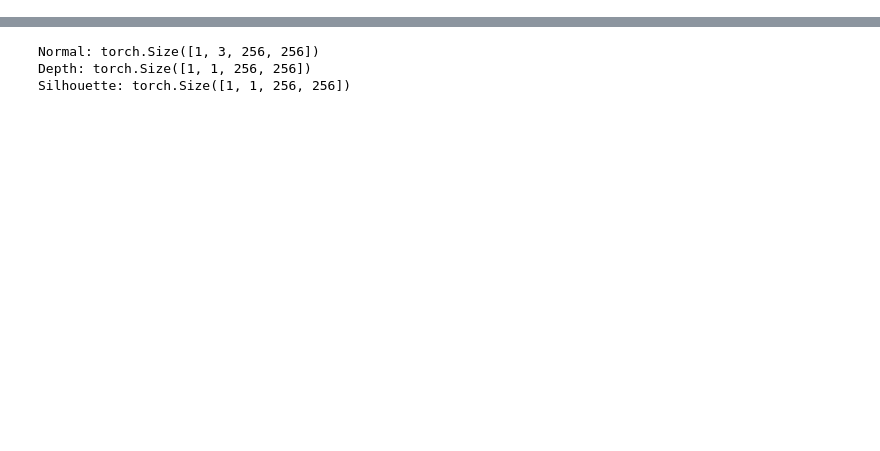
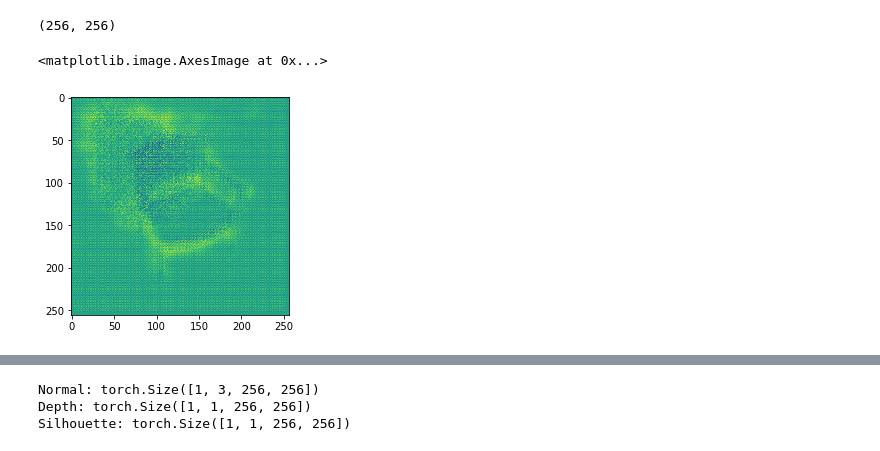
Before and after one commit to sumanthpk/DeepVision, a Jupyter notebook: 2D to 2.5D.ipynb, the cells around one changed output, grey strips where cells are left out. Cells and saved outputs as stored; diff of their text form; code cells hidden in the pictures; blank space fills up the shorter version.

```diff
--- a/2D to 2.5D.ipynb
+++ b/2D to 2.5D.ipynb
@@ -181,0 +186,9 @@ plt.imshow(sil)
+# %%
+depth = output['depth'].detach().numpy().squeeze()
+print(depth.shape)
+plt.imshow(depth)
+plt.show()
+# %% [output]
+(256, 256)
+<matplotlib.image.AxesImage at 0x...>
+[figure, added]
```
Also changed, not shown: parts of 9 cells of this notebook, 1 other file.
